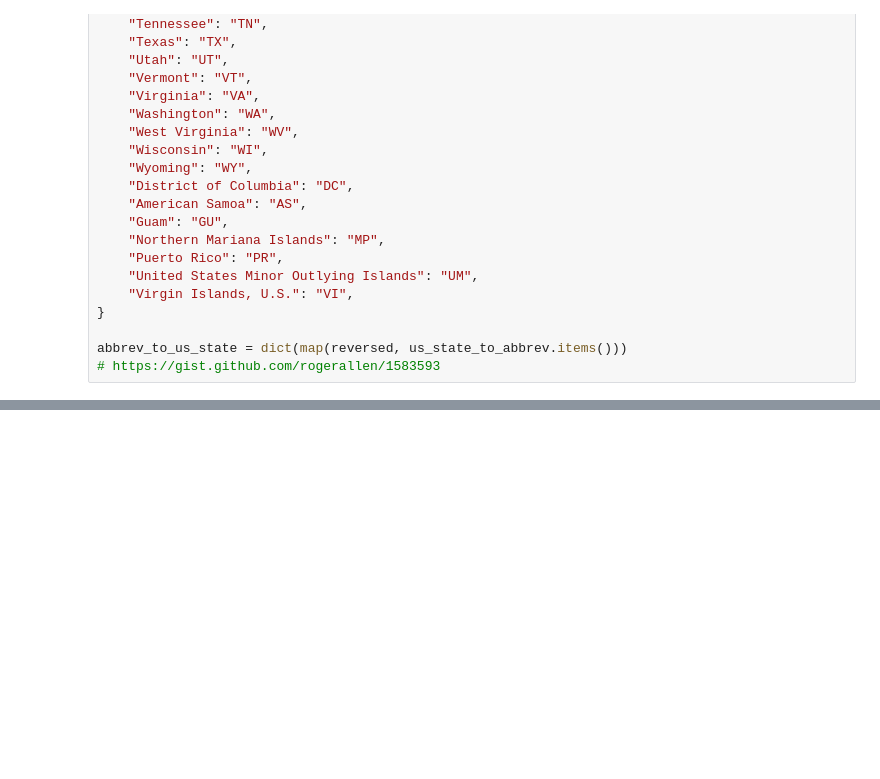
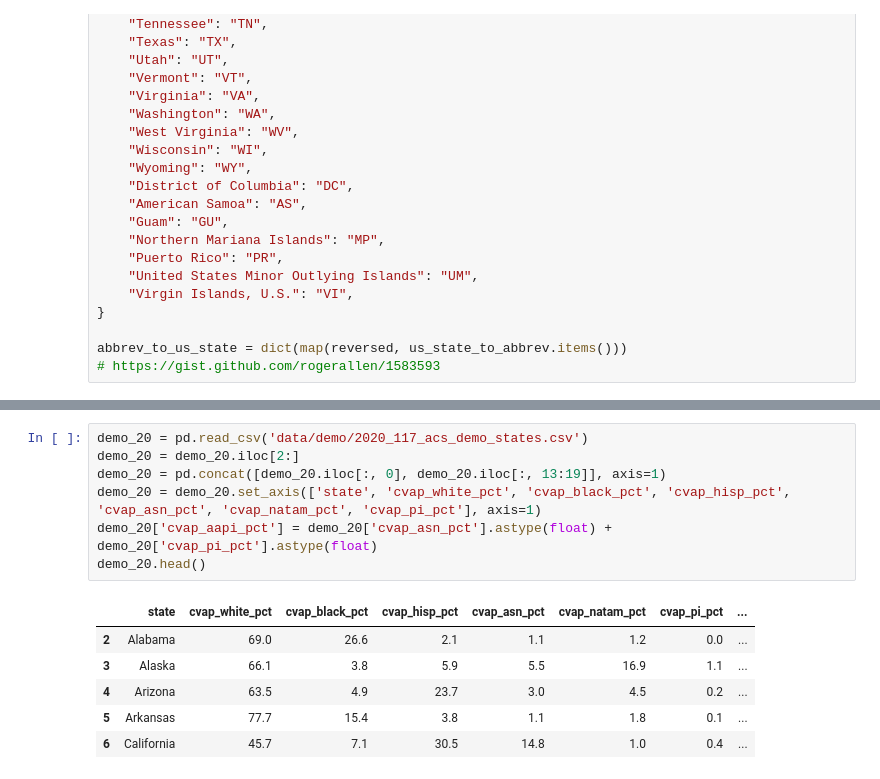
Before and after one commit to Hackquantumcpp/snoutcounter-midterms-2026-model, a Jupyter notebook: 03SEN-training-set-wrangling.ipynb, the cells around one changed output, grey strips where cells are left out. Saved outputs shown, nothing was run; the diff lists cells and outputs as text; blank space fills up the shorter version.

```diff
--- a/03SEN-training-set-wrangling.ipynb
+++ b/03SEN-training-set-wrangling.ipynb
@@ -79,0 +125,14 @@ abbrev_to_us_state = dict(map(reversed, us_state_to_abbrev.items()))
+# %%
+demo_20 = pd.read_csv('data/demo/2020_117_acs_demo_states.csv')
+demo_20 = demo_20.iloc[2:]
+demo_20 = pd.concat([demo_20.iloc[:, 0], demo_20.iloc[:, 13:19]], axis=1)
+demo_20 = demo_20.set_axis(['state', 'cvap_white_pct', 'cvap_black_pct', 'cvap_hisp_pct', 'cvap_asn_pct', 'cvap_natam_pct', 'cvap_pi_pct'], axis=1)
+demo_20['cvap_aapi_pct'] = demo_20['cvap_asn_pct'].astype(float) + demo_20['cvap_pi_pct'].astype(float)
+demo_20.head()
+# %% [output]
+|  | state | cvap_white_pct | cvap_black_pct | cvap_hisp_pct | cvap_asn_pct | cvap_natam_pct | cvap_pi_pct | ... |
+| 2 | Alabama | 69.0 | 26.6 | 2.1 | 1.1 | 1.2 | 0.0 | ... |
+| 3 | Alaska | 66.1 | 3.8 | 5.9 | 5.5 | 16.9 | 1.1 | ... |
+| 4 | Arizona | 63.5 | 4.9 | 23.7 | 3.0 | 4.5 | 0.2 | ... |
+| 5 | Arkansas | 77.7 | 15.4 | 3.8 | 1.1 | 1.8 | 0.1 | ... |
+| 6 | California | 45.7 | 7.1 | 30.5 | 14.8 | 1.0 | 0.4 | ... |
```
Also changed, not shown: parts of 5 cells of this notebook.
